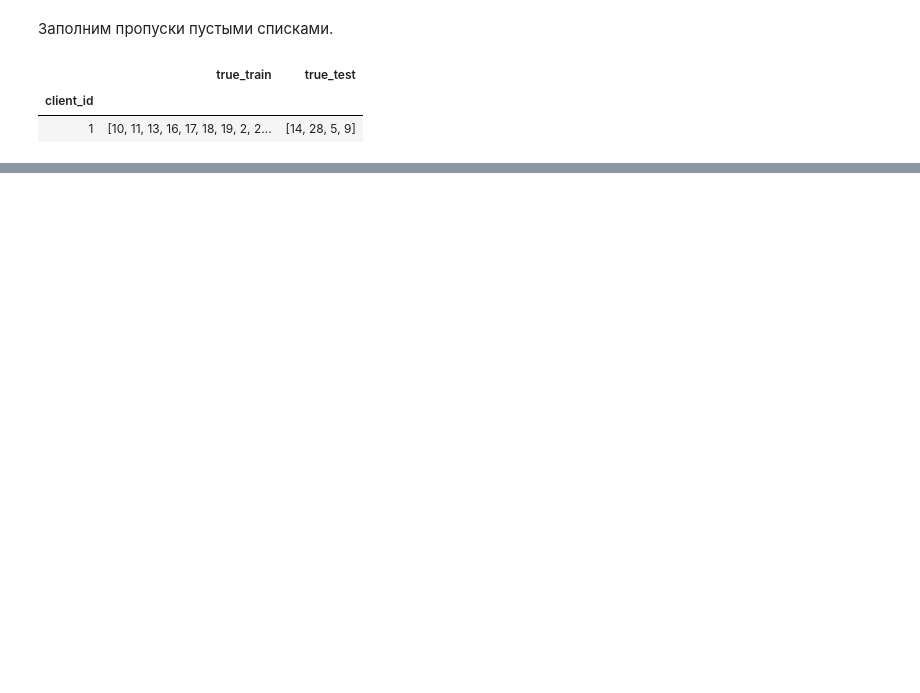
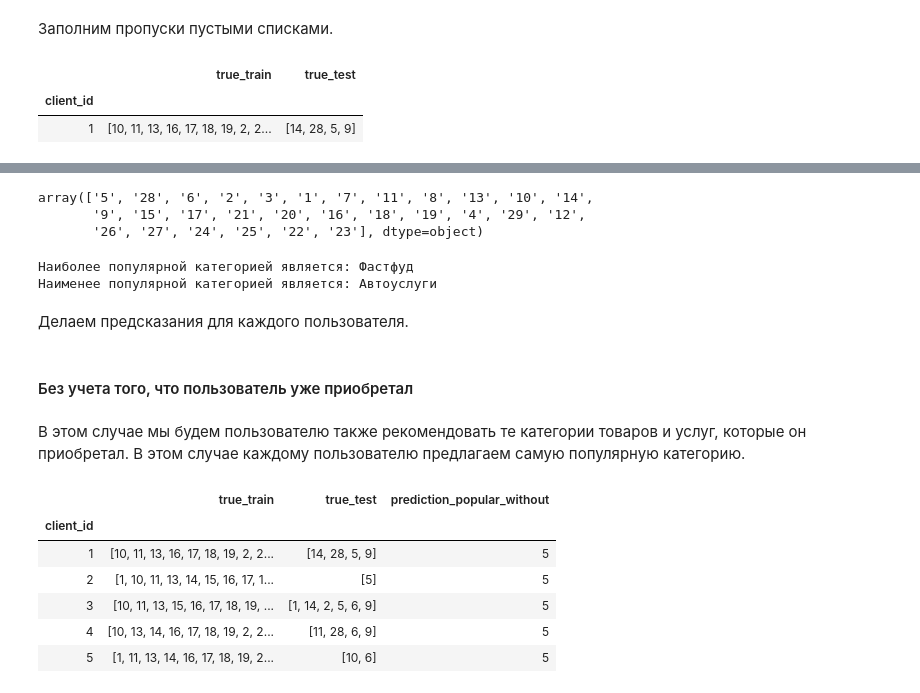
Before and after one commit to AleksandrRadist/RecommendationSystem, a Jupyter notebook: model/recommendation_model.ipynb, the cells around one changed output, grey strips where cells are left out. Saved outputs shown, nothing was run; the diff lists cells and outputs as text; code cells hidden in the pictures; blank space fills up the shorter version.

```diff
--- a/model/recommendation_model.ipynb
+++ b/model/recommendation_model.ipynb
@@ -253,0 +267,26 @@ xxxxxxxxxxxxxxxxxxxxxxxxxxxxxxxxxxxxxxxxxxxxxxxx
+# %%
+popular_category = (
+    data_train
+    .groupby('product_category', as_index=False)
+    .agg({'purchase_normalize': 'sum'})
+    .rename(columns={'purchase_normalize': 'purchase_total'})
+    .sort_values('purchase_total', ascending=False)
+    .product_category.values
+)
+popular_category
+# %% [output]
+array(['5', '28', '6', '2', '3', '1', '7', '11', '8', '13', '10', '14',
+       '9', '15', '17', '21', '20', '16', '18', '19', '4', '29', '12',
+       '26', '27', '24', '25', '22', '23'], dtype=object)
+# %%
+print(f"Наиболее популярной категорией является: {categories.query('id == @popular_category[0]')['name'].values[0]}")
+print(f"Наименее популярной категорией является: {categories.query('id == @popular_category[-1]')['name'].values[0]}")
+# %% [output]
+Наиболее популярной категорией является: Фастфуд
+Наименее популярной категорией является: Автоуслуги
+# %% [markdown]
+Делаем предсказания для каждого пользователя.
+# %% [markdown]
+#### Без учета того, что пользователь уже приобретал
+# %% [markdown]
+В этом случае мы будем пользователю также рекомендовать те категории товаров и услуг, которые он приобретал. В этом случае каждому пользователю предлагаем самую популярную категорию.
@@ -253,0 +295,10 @@ xxxxxxxxxxxxxxxxxxxxxxxxxxxxxxxxxxxxxxxxxxxxxxxx
+# %%
+data_true.head()
+# %% [output]
+|  | true_train | true_test | prediction_popular_without |
+| client_id |  |  |  |
+| 1 | [10, 11, 13, 16, 17, 18, 19, 2, 2... | [14, 28, 5, 9] | 5 |
+| 2 | [1, 10, 11, 13, 14, 15, 16, 17, 1... | [5] | 5 |
+| 3 | [10, 11, 13, 15, 16, 17, 18, 19, ... | [1, 14, 2, 5, 6, 9] | 5 |
+| 4 | [10, 13, 14, 16, 17, 18, 19, 2, 2... | [11, 28, 6, 9] | 5 |
+| 5 | [1, 11, 13, 14, 16, 17, 18, 19, 2... | [10, 6] | 5 |
```
Also changed, not shown: parts of 20 cells of this notebook.
